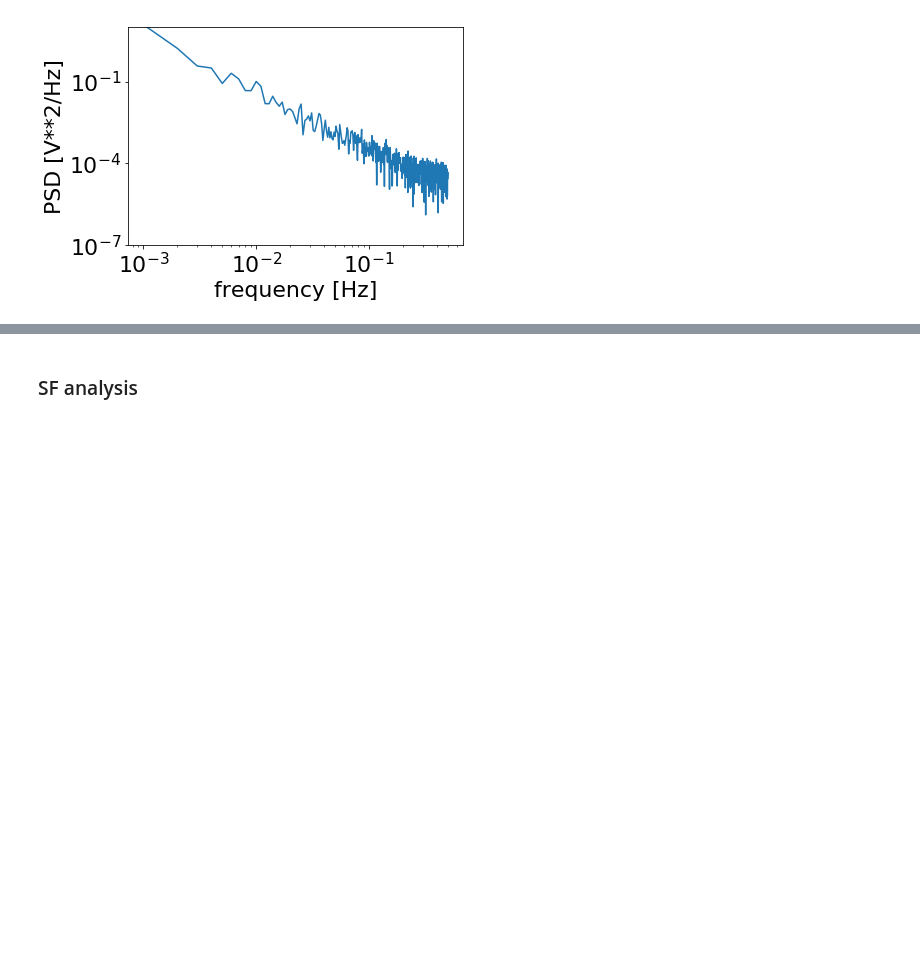
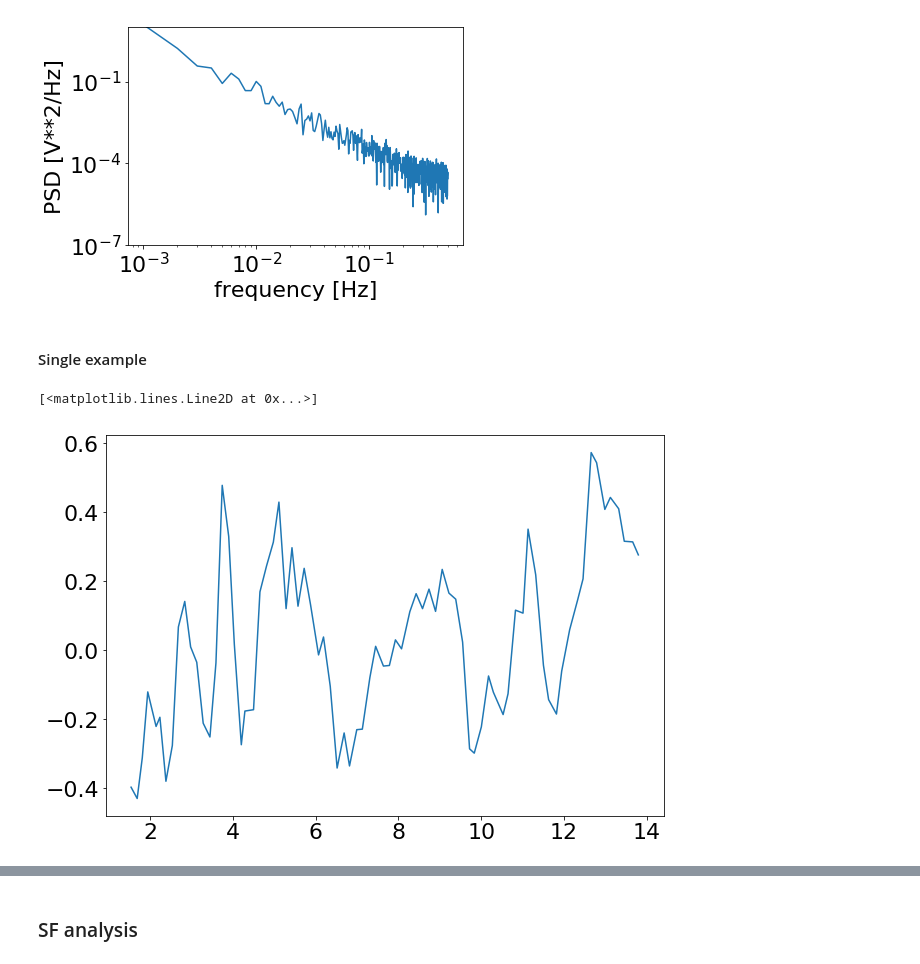
Before and after one commit to nevencaplar/Variability, a Jupyter notebook: MainSequence.ipynb, the cells around one changed output, grey strips where cells are left out. Cells and saved outputs as stored; diff of their text form; code cells hidden in the pictures; blank space fills up the shorter version.

```diff
--- a/MainSequence.ipynb
+++ b/MainSequence.ipynb
@@ -827,3 +839,8 @@ from scipy import signal
 >>> plt.show()
 # %% [output]
 [figure]
+# %% [markdown]
+#### Single example
+# %%
+time_single_analysis=table_evo2[0]['time']
+dms_single_analysis=table_evo2[0]['DMS']
@@ -829,0 +853,5 @@ from scipy import signal
+# %%
+plt.plot(time_single_analysis,dms_single_analysis)
+# %% [output]
+[<matplotlib.lines.Line2D at 0x...>]
+[figure, added]
```
Also changed, not shown: parts of 20 cells of this notebook.
